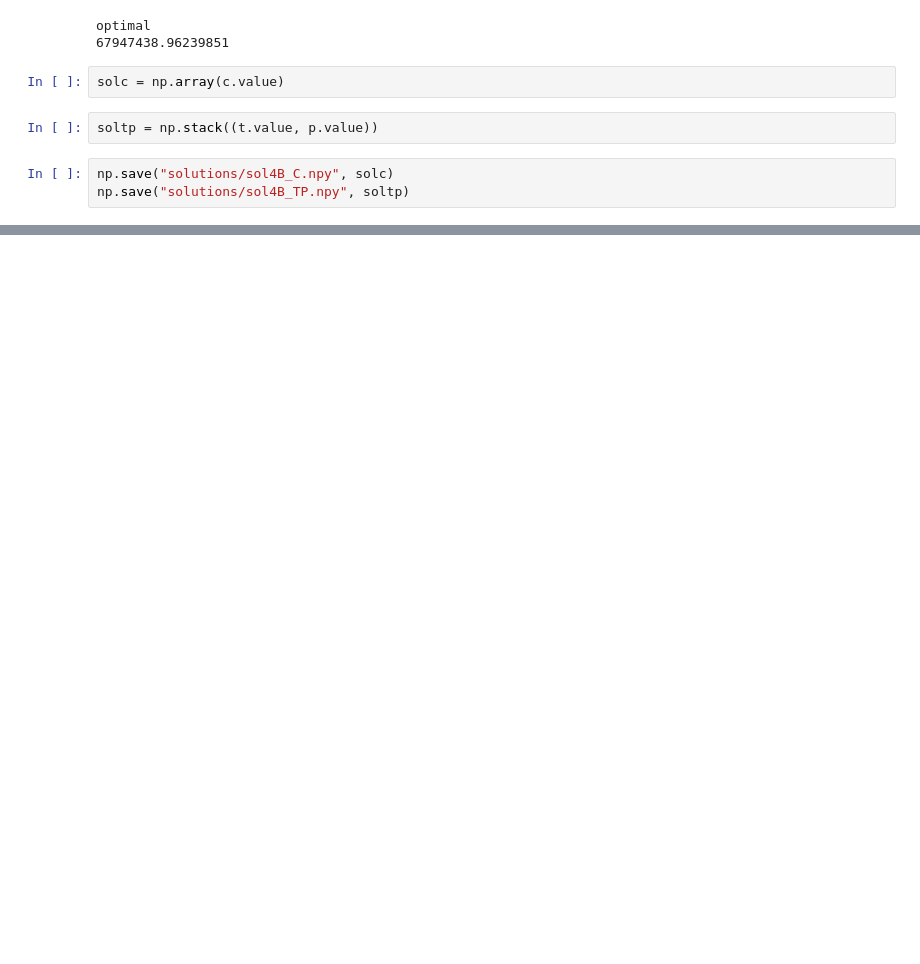
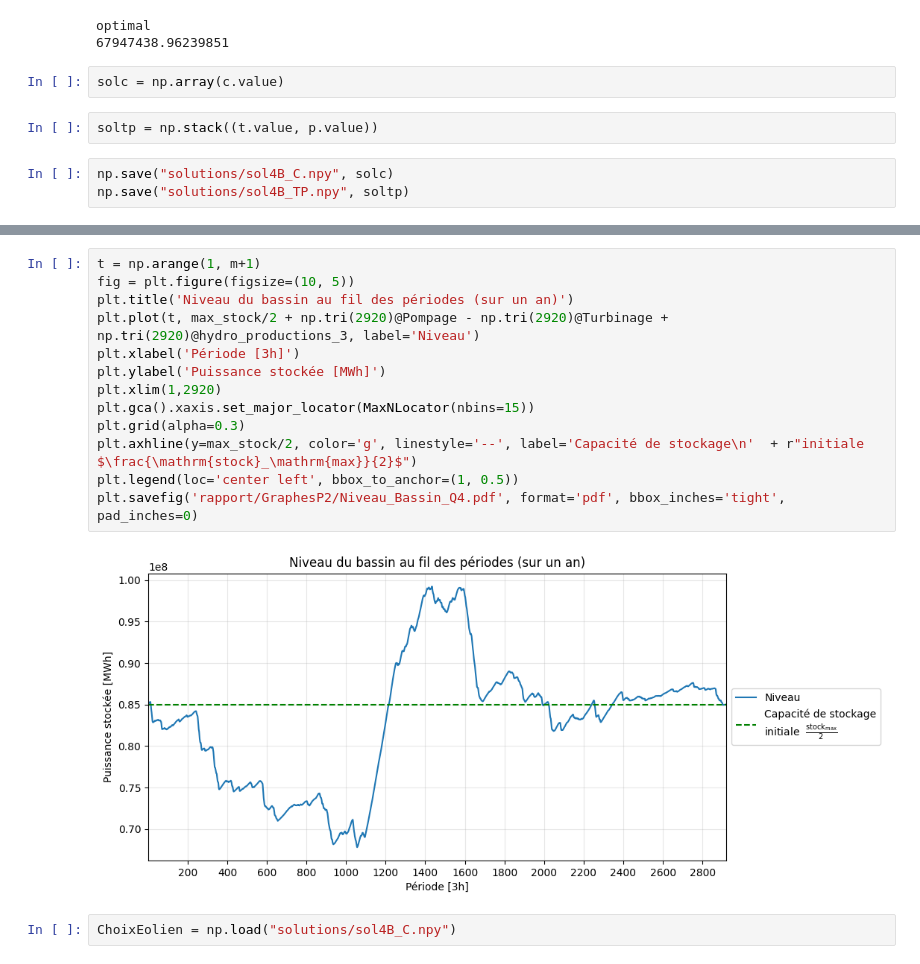
Before and after one commit to AhouLucas/projet-opti, a Jupyter notebook: Partie2/part2.ipynb, the cells around one changed output, grey strips where cells are left out. Cells and saved outputs as stored; diff of their text form; blank space fills up the shorter version.

```diff
--- a/Partie2/part2.ipynb
+++ b/Partie2/part2.ipynb
@@ -135,0 +167,17 @@ np.save("solutions/sol4B_TP.npy", soltp)
+# %%
+t = np.arange(1, m+1)
+fig = plt.figure(figsize=(10, 5))
+plt.title('Niveau du bassin au fil des périodes (sur un an)')
+plt.plot(t, max_stock/2 + np.tri(2920)@Pompage - np.tri(2920)@Turbinage + np.tri(2920)@hydro_productions_3, label='Niveau')
+plt.xlabel('Période [3h]')
+plt.ylabel('Puissance stockée [MWh]')
+plt.xlim(1,2920)
+plt.gca().xaxis.set_major_locator(MaxNLocator(nbins=15))
+plt.grid(alpha=0.3)
+plt.axhline(y=max_stock/2, color='g', linestyle='--', label='Capacité de stockage\n'  + r"initiale  $\frac{\mathrm{stock}_\mathrm{max}}{2}$")
+plt.legend(loc='center left', bbox_to_anchor=(1, 0.5))
+plt.savefig('rapport/GraphesP2/Niveau_Bassin_Q4.pdf', format='pdf', bbox_inches='tight', pad_inches=0)
+# %% [output]
+[figure, added]
+# %%
+ChoixEolien = np.load("solutions/sol4B_C.npy")
```
Also changed, not shown: parts of 8 cells of this notebook.
